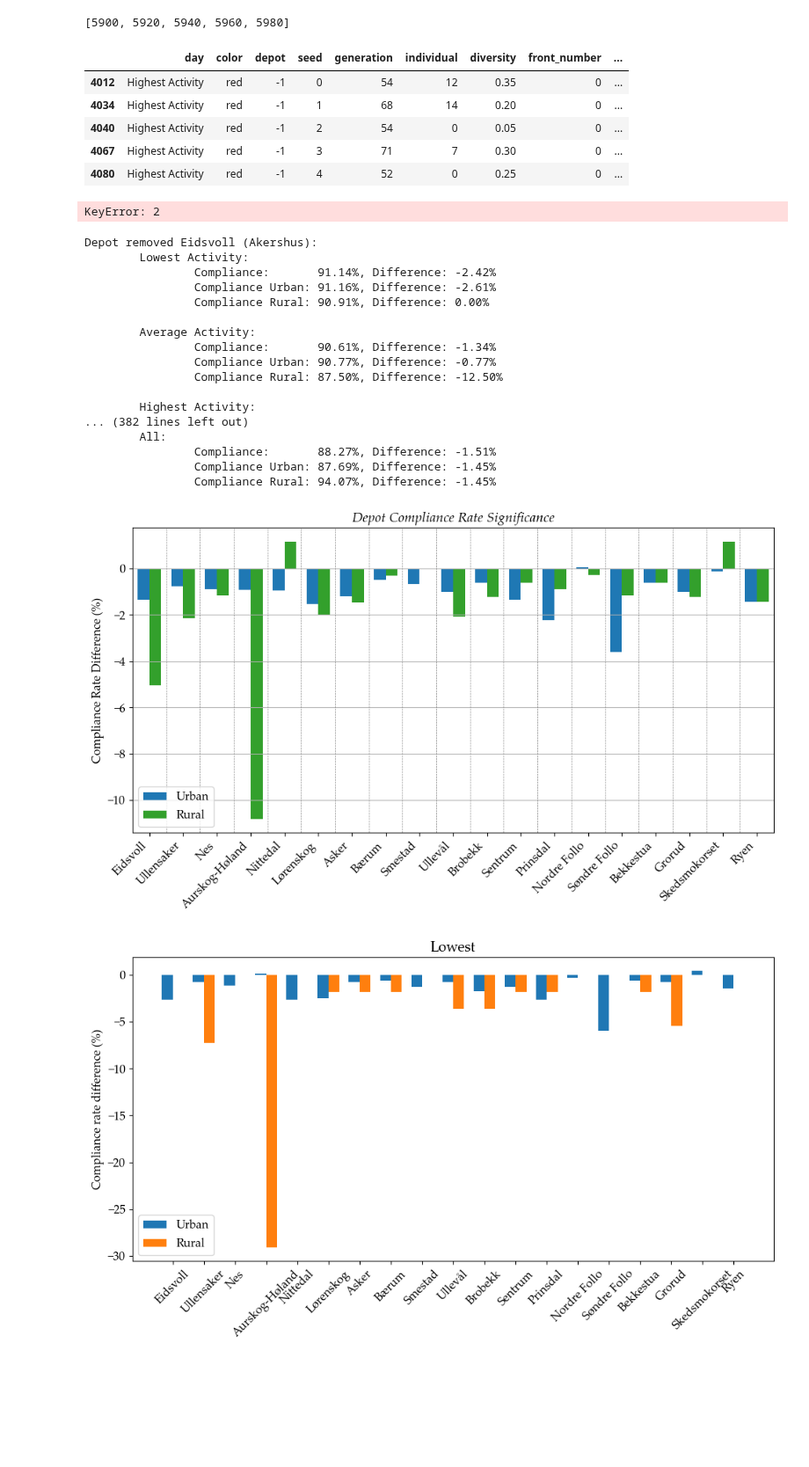
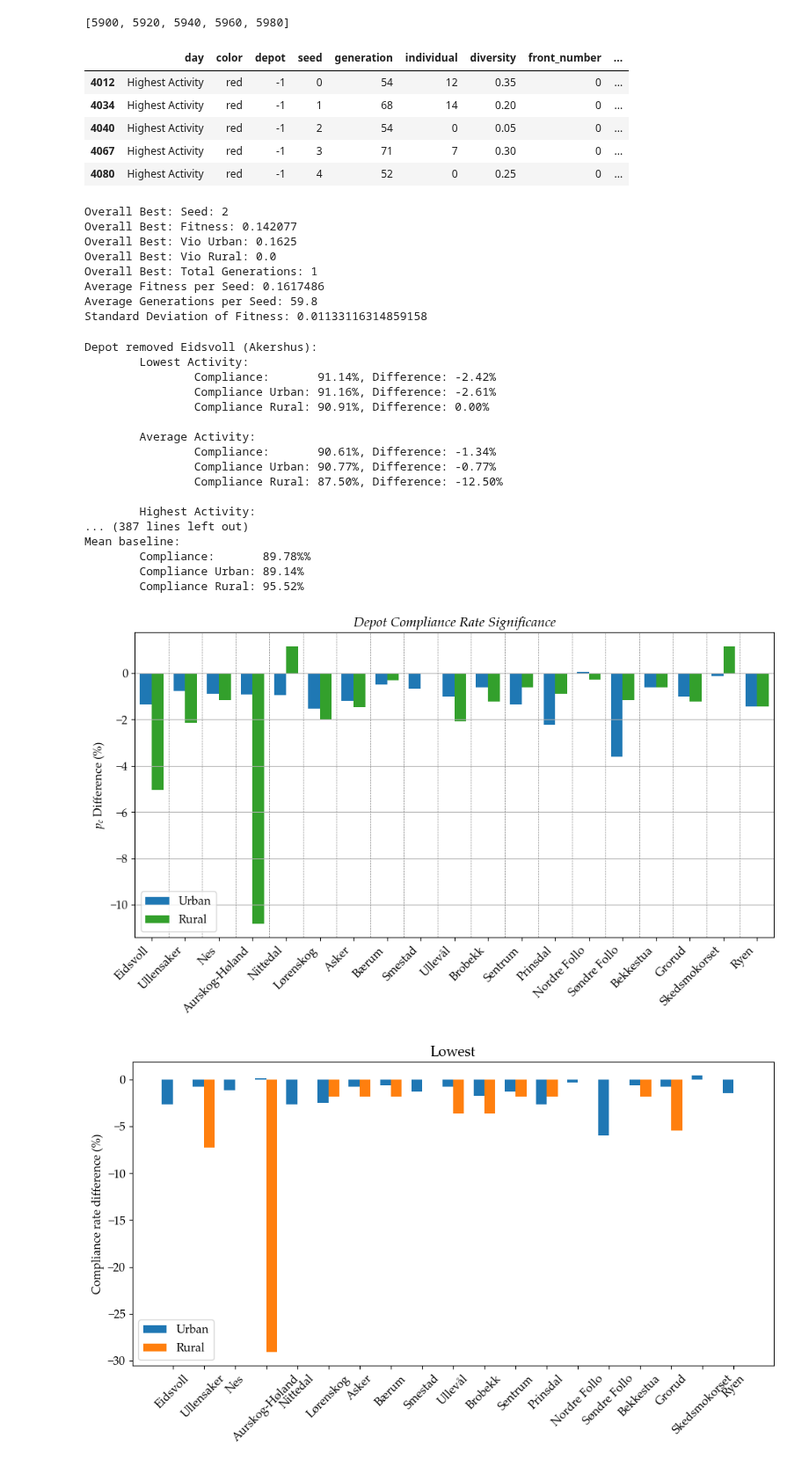
Before and after one commit to Emergency-Optimizers/Data-Processing, a Jupyter notebook: source/analysis/simulator/exp_6_depots.ipynb, the cells around one changed output. Shown at 88% size. Drawn from its saved outputs; the diff is of its cells as text; code cells hidden in the pictures; blank space fills up the shorter version.

Commit message:
Update plots to include math notation

```diff
--- a/source/analysis/simulator/exp_6_depots.ipynb
+++ b/source/analysis/simulator/exp_6_depots.ipynb
@@ -414,7 +414,7 @@ best_individuals_df = dataframe.loc[best_individuals_indices_highest[0]]
 IPython.display.display(best_individuals_df)
 
 # Find the overall best individual across all seeds
-overall_best_individual = best_individuals_df.loc[2]
+overall_best_individual = best_individuals_df.loc[4040]
 overall_best_seed = overall_best_individual["seed"]
 overall_best_fitness = overall_best_individual["percentage_violations"]
 overall_best_vio_urban = overall_best_individual["percentage_violations_urban"]
@@ -444,7 +444,14 @@ print("Standard Deviation of Fitness:", std_dev_fitness)
 | 4040 | Highest Activity | red | -1 | 2 | 54 | 0 | 0.05 | 0 | ... |
 | 4067 | Highest Activity | red | -1 | 3 | 71 | 7 | 0.30 | 0 | ... |
 | 4080 | Highest Activity | red | -1 | 4 | 52 | 0 | 0.25 | 0 | ... |
-KeyError: 2
+Overall Best: Seed: 2
+Overall Best: Fitness: 0.142077
+Overall Best: Vio Urban: 0.1625
+Overall Best: Vio Rural: 0.0
+Overall Best: Total Generations: 1
+Average Fitness per Seed: 0.1617486
+Average Generations per Seed: 59.8
+Standard Deviation of Fitness: 0.01133116314859158
 # %%
 y_urban_lowest = []
 y_urban_average = []
@@ -531,6 +538,16 @@ for depot_index in list(range(19)):
     print(f"\t\tCompliance Urban: {(depot_compliance_urban_average / 3):.2f}%, Difference: {difference_urban:.2f}%")
     print(f"\t\tCompliance Rural: {(depot_compliance_rural_average / 3):.2f}%, Difference: {difference_rural:.2f}%")
     print()
+
+subset_baseline_lowest = dataframe.loc[best_individuals_indices_lowest[0]]
+subset_baseline_average = dataframe.loc[best_individuals_indices_average[0]]
+subset_baseline_highest = dataframe.loc[best_individuals_indices_highest[0]]
+
+print (f"Mean baseline:")
+print(f"\tCompliance:       {((((subset_baseline_lowest['percentage_violations'].mean() + subset_baseline_average['percentage_violations'].mean() + subset_baseline_highest['percentage_violations'].mean()) / 3) - 1) * -100):.2f}%%")
+print(f"\tCompliance Urban: {((((subset_baseline_lowest['percentage_violations_urban'].mean() + subset_baseline_average['percentage_violations_urban'].mean() + subset_baseline_highest['percentage_violations_urban'].mean()) / 3) - 1) * -100):.2f}%")
+print(f"\tCompliance Rural: {((((subset_baseline_lowest['percentage_violations_rural'].mean() + subset_baseline_average['percentage_violations_rural'].mean() + subset_baseline_highest['percentage_violations_rural'].mean()) / 3) - 1) * -100):.2f}%")
+print()
 # %% [output]
 Depot removed Eidsvoll (Akershus):
         Lowest Activity:
@@ -544,11 +561,11 @@ Depot removed Eidsvoll (Akershus):
                 Compliance Rural: 87.50%, Difference: -12.50%
 
         Highest Activity:
-... (382 lines left out)
-        All:
-                Compliance:       88.27%, Difference: -1.51%
-                Compliance Urban: 87.69%, Difference: -1.45%
-                Compliance Rural: 94.07%, Difference: -1.45%
+... (387 lines left out)
+Mean baseline:
+        Compliance:       89.78%%
+        Compliance Urban: 89.14%
+        Compliance Rural: 95.52%
 # %%
 x_values = [data_loader.enhanced_depots_df['name'].loc[depot_index] for depot_index in list(range(19))]
 
@@ -562,35 +579,35 @@ x = np.arange(len(x_values))  # the label locations
 width = 0.35  # the width of the bars
 
 # Create bars and specify figure size
 fig, ax = plt.subplots(figsize=(10, 6))  # Set figure size here
 rects1 = ax.bar(x - width/2, y_values_urban, width, label='Urban', color=color_urban)
 rects2 = ax.bar(x + width/2, y_values_rural, width, label='Rural', color=color_rural)
 
 # Add some text for labels, title and custom x-axis tick labels, etc.
-ax.set_ylabel('Compliance Rate Difference (%)')
+ax.set_ylabel('$p_c$ Difference (%)')
 title = 'Depot Compliance Rate Significance'
 ax.set_title(title, fontdict=constants.FONT_PROPERTIES_SUB_HEADER)
 ax.set_xticks(x)
 ax.set_xticklabels(x_values, rotation=45, ha='right')  # Rotate the x-axis labels to 45 degrees
 ax.set_xlim((-0.5, 18.5))
 ax.grid(axis='y')
 ax.legend()
 
 mid_points = x[:-1] + 0.5
 
 # Draw vertical grid lines at these positions
 for pos in mid_points:
     ax.axvline(pos, color='grey', linestyle='--', linewidth=0.5)
 
 # Improve layout to prevent clipping of tick-labels
 plt.tight_layout()
 
 plt.savefig(os.path.join(constants.PROJECT_DIRECTORY_PATH, "source", "analysis", "plots", title + ".png"), dpi=300, bbox_inches='tight')
 
 # Show the plot
 plt.show()
 # %% [output]
-[figure, old version]
+[figure, new version]
 # %%
 y_values_urban = y_urban_lowest
 y_values_rural = y_rural_lowest
```
Also changed, not shown: 7 other files.
